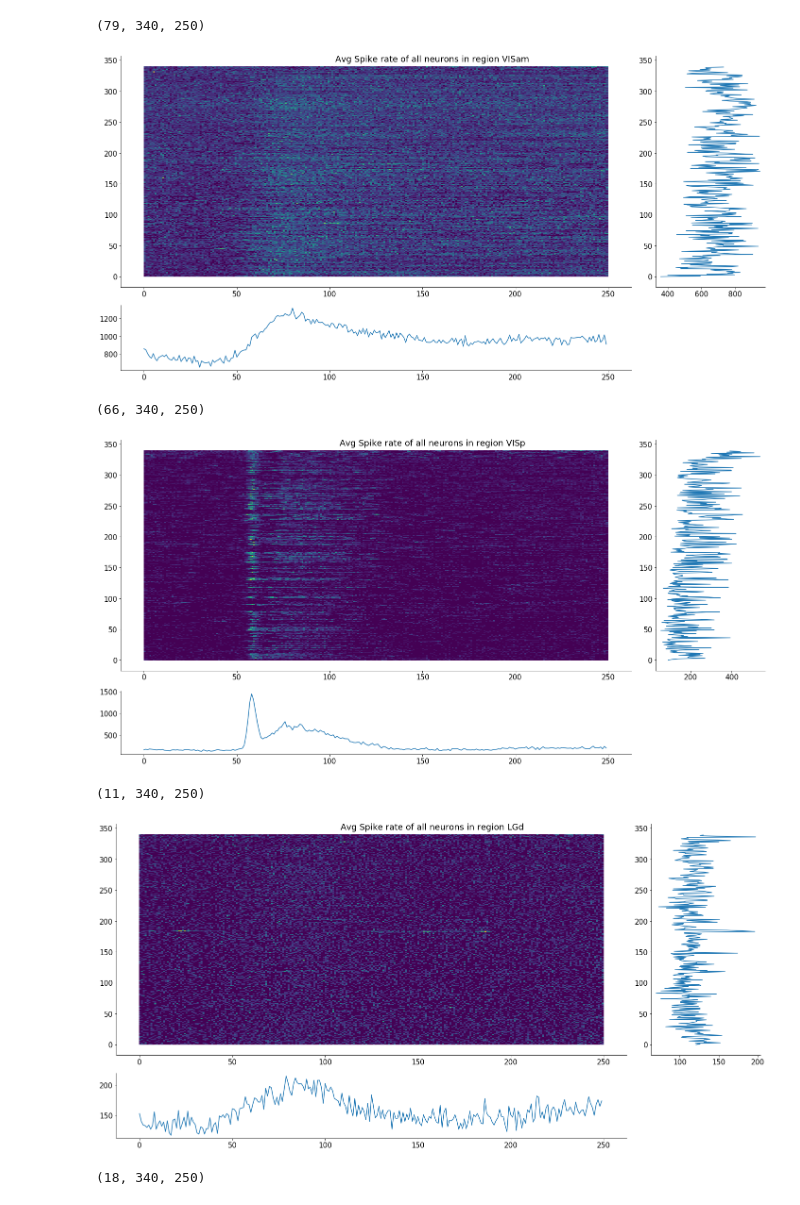
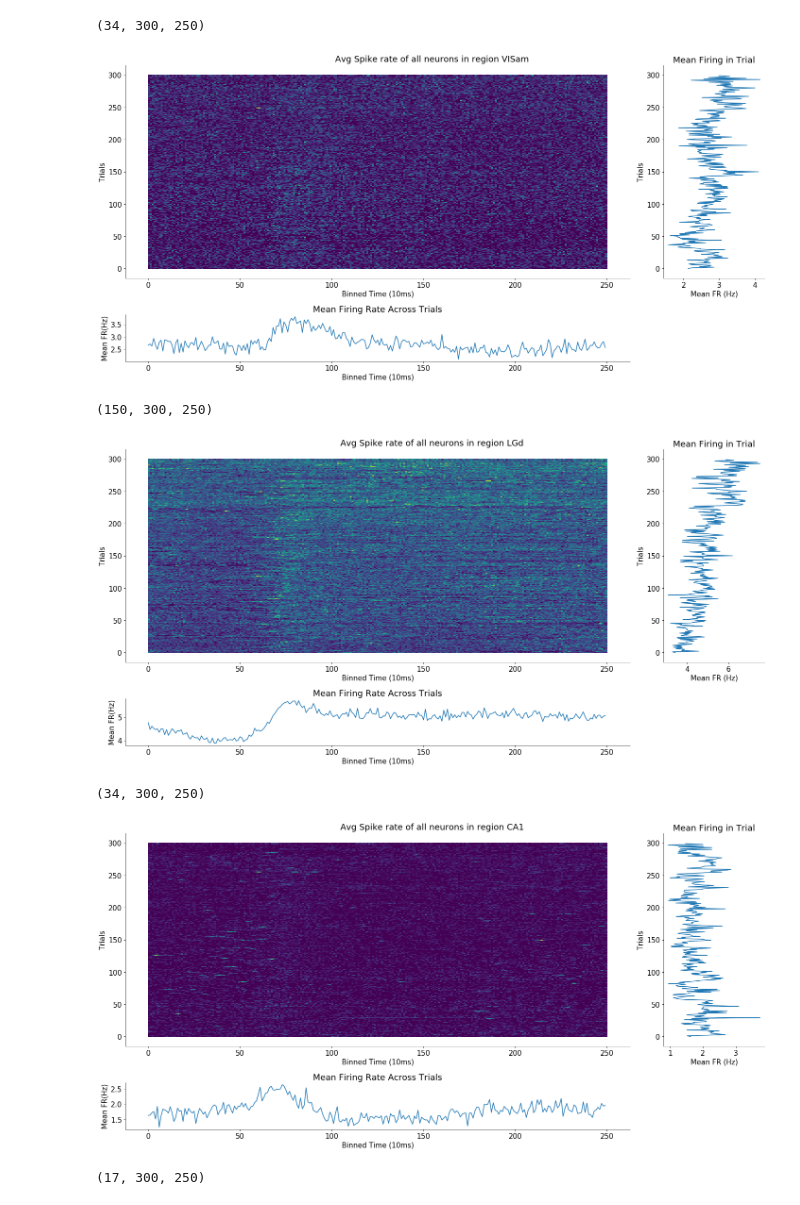
Before and after one commit to tipsyfermion/NMA_Mapping_Brain_Networks_2020, a Jupyter notebook: code/steinmetz_data.ipynb, the cells around one changed output. Saved outputs shown, nothing was run; the diff lists cells and outputs as text; code cells hidden in the pictures.

Commit message:
Update steinmetz_data.ipynb
Added plot labels

```diff
--- a/code/steinmetz_data.ipynb
+++ b/code/steinmetz_data.ipynb
@@ -39,6 +39,8 @@ for j in range(len(fname)):
 # select just one of the recordings here. 11 is nice because it has some neurons in vis ctx.
 dat = alldat[11]
 print(dat.keys())
+# %%
+dat = alldat[12]
 # %%
 import gc
 gc.collect()
@@ -101,35 +115,42 @@ for region in range(len(regions)-1):
 # %%
 def avg_pcolormesh(region,spikes):
     for group in range(len(brain_groups[region])):
         if np.sum(np.logical_and(region_index==region,group_index == group)):
             print(np.shape(spikes[:][np.logical_and(region_index==region,group_index == group),:]))
 
             fig = plt.figure(constrained_layout=False)
+            fig.suptitle("Avg Spike rate of all neurons in region "+brain_groups[region][group])
             gs = fig.add_gridspec(4, 5)
+
             fig_raster= fig.add_subplot(gs[:3, :4])
+            raster_plot = fig_raster.pcolormesh(np.mean(spikes[:][np.logical_and(region_index==region,group_index == group),:],axis=0))
+            fig_raster.set_ylabel("Trials")
+            fig_raster.set_xlabel("Binned Time (10ms)")
+
             fig_avg_trial = fig.add_subplot(gs[3,:4], sharex=fig_raster)
+            fig_avg_trial.plot(np.mean(spikes[:][np.logical_and(region_index==region,group_index == group),:],axis=(0,1))/dt)
+            fig_avg_trial.set_ylabel("Mean FR(Hz)")
+            fig_avg_trial.set_xlabel("Binned Time (10ms)")
+            fig_avg_trial.set_title("Mean Firing Rate Across Trials")
+
             fig_avg_time = fig.add_subplot(gs[:3,4],sharey=fig_raster)
-            fig.suptitle("Avg Spike rate of all neurons in region "+brain_groups[region][group])
-            fig_raster.pcolormesh(np.mean(spikes[:][np.logical_and(region_index==region,group_index == group),:],axis=0))
-            fig_avg_trial.plot(np.sum(spikes[:][np.logical_and(region_index==region,group_index == group),:],axis=(0,1)))
-            fig_avg_time.plot(np.sum(spikes[:][np.logical_and(region_index==region,group_index == group),:],axis=(0,2)),range(340))
-#             fig.colorbar(fig_raster)
-#             fig_raster.ylabel("Trials")
-#             fig_raster.xlabel("Binned Time")
-#             fig_raster.axis()
-#             fig.colorbar(ax=ax)
+            fig_avg_time.plot(np.mean(spikes[:][np.logical_and(region_index==region,group_index == group),:],axis=(0,2))/dt,range(np.shape(spikes)[1]))
+            fig_avg_time.set_ylabel("Trials")
+            fig_avg_time.set_xlabel("Mean FR (Hz)")
+            fig_avg_time.set_title("Mean Firing in Trial")
+
             plt.show()
 
 avg_pcolormesh(0,dat['spks'])
 avg_pcolormesh(1,dat['spks'])
 avg_pcolormesh(2,dat['spks'])
 avg_pcolormesh(3,dat['spks'])
 avg_pcolormesh(4,dat['spks'])
 # %% [output]
-(79, 340, 250)
+(34, 300, 250)
-[figure, old version]
+[figure, new version]
-(66, 340, 250)
+(150, 300, 250)
-[figure, old version]
+[figure, new version]
-(11, 340, 250)
+(34, 300, 250)
-[figure, old version]
+[figure, new version]
-(18, 340, 250)
+(17, 300, 250)
```
Also changed, not shown: parts of 5 cells of this notebook.
